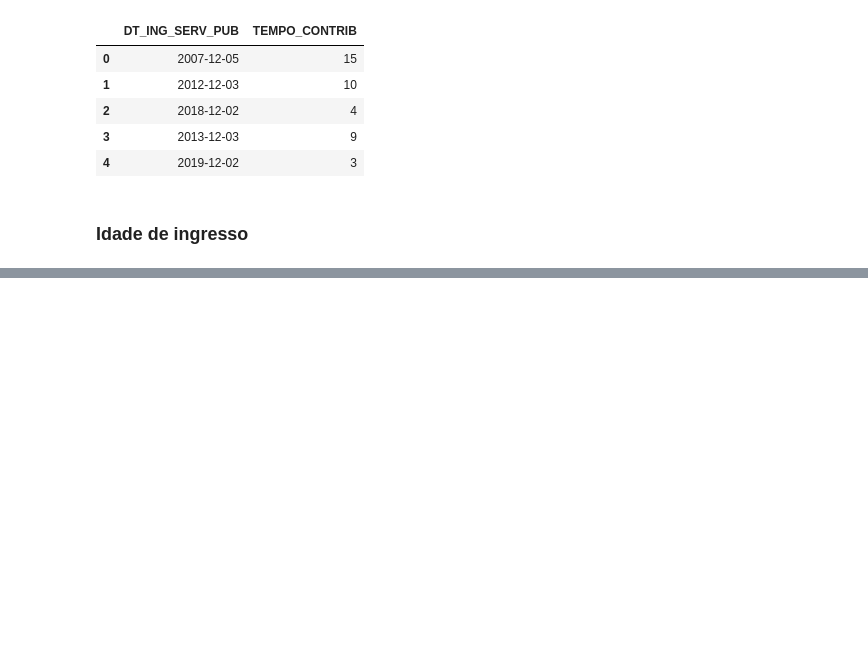
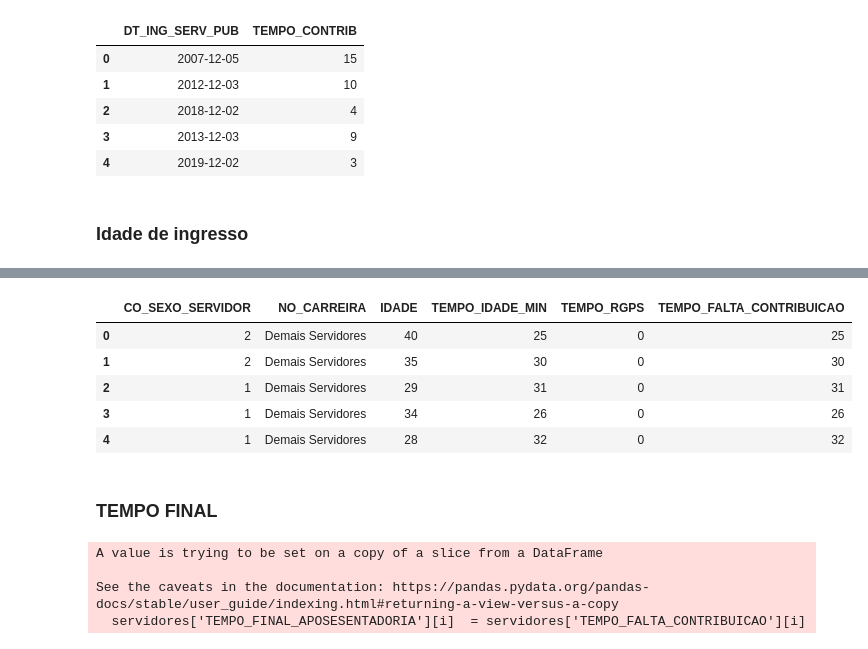
Before and after one commit to alexdesousapereira/CodigosTratamentoRPPS, a Jupyter notebook: PARTE2-CalculoDREAtuarial.ipynb, the cells around one changed output, grey strips where cells are left out. Saved outputs shown, nothing was run; the diff lists cells and outputs as text; code cells hidden in the pictures; blank space fills up the shorter version.

```diff
--- a/PARTE2-CalculoDREAtuarial.ipynb
+++ b/PARTE2-CalculoDREAtuarial.ipynb
@@ -583,0 +610,4 @@ def idade_ingresso(born):
+# %%
+for i in range(len(servidores)):
+      if servidores['TEMPO_RGPS'][i] < 0 :
+            servidores['TEMPO_RGPS'][i] = 0
@@ -583,0 +630,7 @@ def idade_ingresso(born):
+# %%
+# Constantes
+servidores['TEMPO_IDADE_MIN'] = 0
+prof_masc = 60
+prof_fem = 55
+pess_masc = 65
+pess_fem = 60
@@ -583,0 +686,32 @@ def idade_ingresso(born):
+# %%
+servidores['TEMPO_FALTA_CONTRIBUICAO'] = 0
+prof_masc = 35
+prof_fem = 30
+pess_masc = 30
+pess_fem = 25
+# %%
+for i in range(len(servidores)):
+
+    if servidores['CO_SEXO_SERVIDOR'][i] == 1 and servidores['NO_CARREIRA'][i] == 'Professor':
+
+        servidores['TEMPO_FALTA_CONTRIBUICAO'][i] =   prof_fem - servidores['TEMPO_CONTRIBUICAO'][i] - servidores['TEMPO_RGPS'][i]
+
+    elif servidores['CO_SEXO_SERVIDOR'][i] == 2 and servidores['NO_CARREIRA'][i] == 'Professor':
+
+        servidores['TEMPO_FALTA_CONTRIBUICAO'][i] =   prof_masc - servidores['TEMPO_CONTRIBUICAO'][i] - servidores['TEMPO_RGPS'][i]
+
+    elif servidores['CO_SEXO_SERVIDOR'][i] == 1 and servidores['NO_CARREIRA'][i] != 'Professor':
+
+        servidores['TEMPO_FALTA_CONTRIBUICAO'][i] =   pess_fem - servidores['TEMPO_CONTRIBUICAO'][i] - servidores['TEMPO_RGPS'][i]
+
+    elif servidores['CO_SEXO_SERVIDOR'][i] == 2 and servidores['NO_CARREIRA'][i] != 'Professor':
+
+        servidores['TEMPO_FALTA_CONTRIBUICAO'][i] =   pess_masc - servidores['TEMPO_CONTRIBUICAO'][i] - servidores['TEMPO_RGPS'][i]
+
+    if servidores['TEMPO_FALTA_CONTRIBUICAO'][i] < 0 :
+
+        servidores['TEMPO_FALTA_CONTRIBUICAO'][i] = 0
+
+    if servidores['TEMPO_FALTA_CONTRIBUICAO'][i] < servidores['TEMPO_IDADE_MIN'][i]:
+
+        servidores['TEMPO_FALTA_CONTRIBUICAO'][i] = servidores['TEMPO_IDADE_MIN'][i]
@@ -583,0 +736,11 @@ def idade_ingresso(born):
+# %%
+servidores[['CO_SEXO_SERVIDOR','NO_CARREIRA','IDADE','TEMPO_IDADE_MIN','TEMPO_RGPS','TEMPO_FALTA_CONTRIBUICAO']].head()
+# %% [output]
+|  | CO_SEXO_SERVIDOR | NO_CARREIRA | IDADE | TEMPO_IDADE_MIN | TEMPO_RGPS | TEMPO_FALTA_CONTRIBUICAO |
+| 0 | 2 | Demais Servidores | 40 | 25 | 0 | 25 |
+| 1 | 2 | Demais Servidores | 35 | 30 | 0 | 30 |
+| 2 | 1 | Demais Servidores | 29 | 31 | 0 | 31 |
+| 3 | 1 | Demais Servidores | 34 | 26 | 0 | 26 |
+| 4 | 1 | Demais Servidores | 28 | 32 | 0 | 32 |
+# %% [markdown]
+### TEMPO FINAL
@@ -583,0 +750,15 @@ def idade_ingresso(born):
+# %%
+for i in range(len(servidores)):
+
+    if servidores['TEMPO_FALTA_CONTRIBUICAO'][i] - c <= servidores['TEMPO_RESTA_APOSENTADORIA'][i]:
+
+        servidores['TEMPO_FINAL_APOSESENTADORIA'][i]  = servidores['TEMPO_FALTA_CONTRIBUICAO'][i]
+
+    elif servidores['TEMPO_FALTA_CONTRIBUICAO'][i] - c > servidores['TEMPO_RESTA_APOSENTADORIA'][i]:
+
+        servidores['TEMPO_FINAL_APOSESENTADORIA'][i]  =  servidores['TEMPO_RESTA_APOSENTADORIA'][i]
+# %% [output]
+A value is trying to be set on a copy of a slice from a DataFrame
+
+See the caveats in the documentation: https://pandas.pydata.org/pandas-docs/stable/user_guide/indexing.html#returning-a-view-versus-a-copy
+  servidores['TEMPO_FINAL_APOSESENTADORIA'][i]  = servidores['TEMPO_FALTA_CONTRIBUICAO'][i]
```
Also changed, not shown: parts of 26 cells of this notebook.
